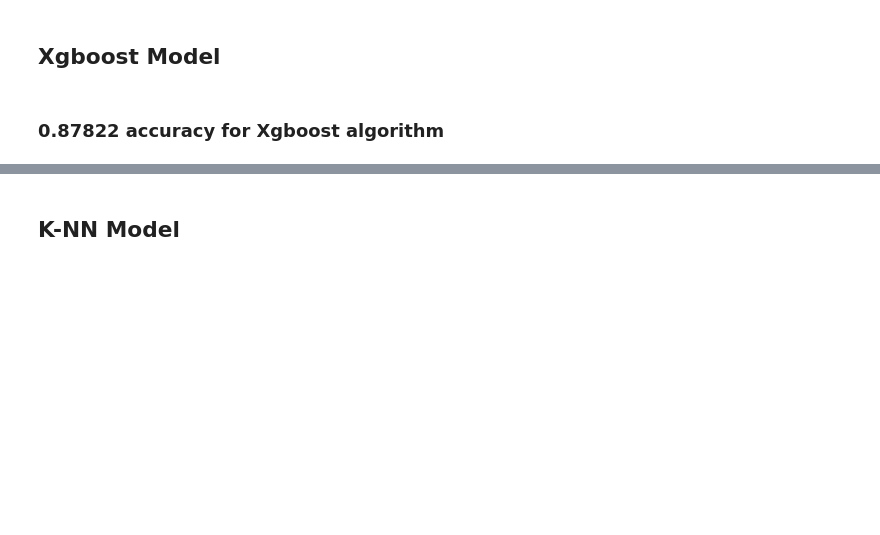
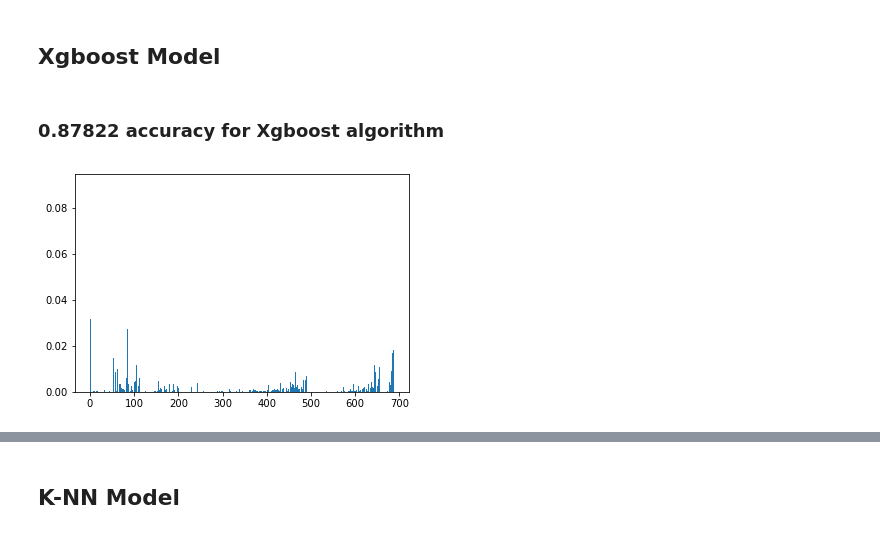
Before and after one commit to PBDexter17/DS_Group-Coursework, a Jupyter notebook: pythonKaggle/ModelComparison.ipynb, the cells around one changed output, grey strips where cells are left out. Cells and saved outputs as stored; diff of their text form; code cells hidden in the pictures; blank space fills up the shorter version.

```diff
--- a/pythonKaggle/ModelComparison.ipynb
+++ b/pythonKaggle/ModelComparison.ipynb
@@ -51,3 +53,10 @@ for i in range(len(id_test)):
 #generate submit data frmae
 sub_xgb = pd.DataFrame(np.column_stack((ids, cts)), columns=['id', 'country'])
 sub_xgb.to_csv('sub_xgb.csv',index=False)
+# %%
+from matplotlib import pyplot
+#plot feature importance
+pyplot.bar(range(len(bst.feature_importances_)), bst.feature_importances_)
+pyplot.show()
+# %% [output]
+[figure, added]
```
Also changed, not shown: parts of 4 cells of this notebook.
